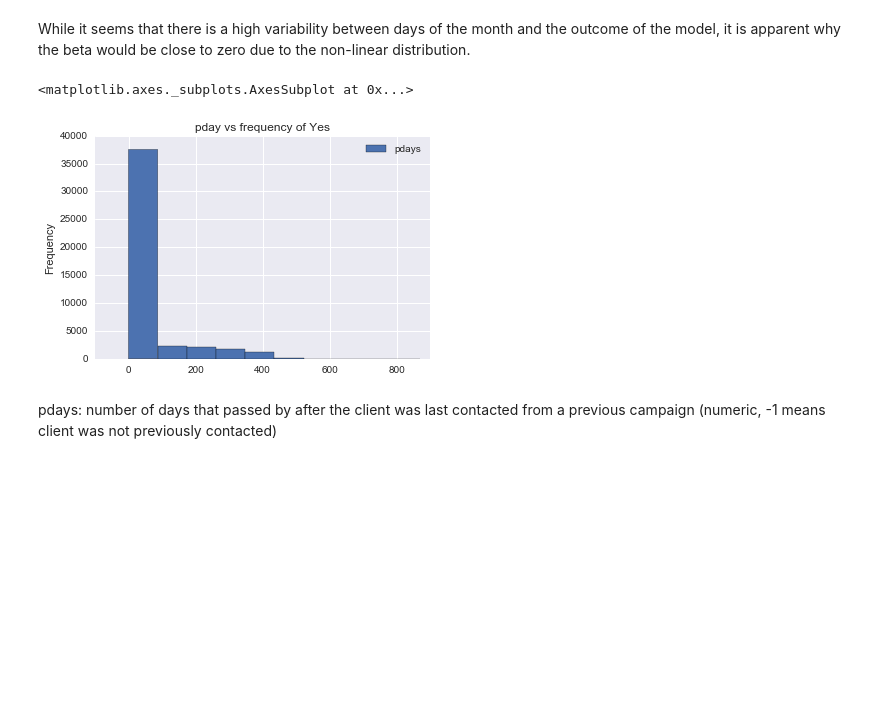
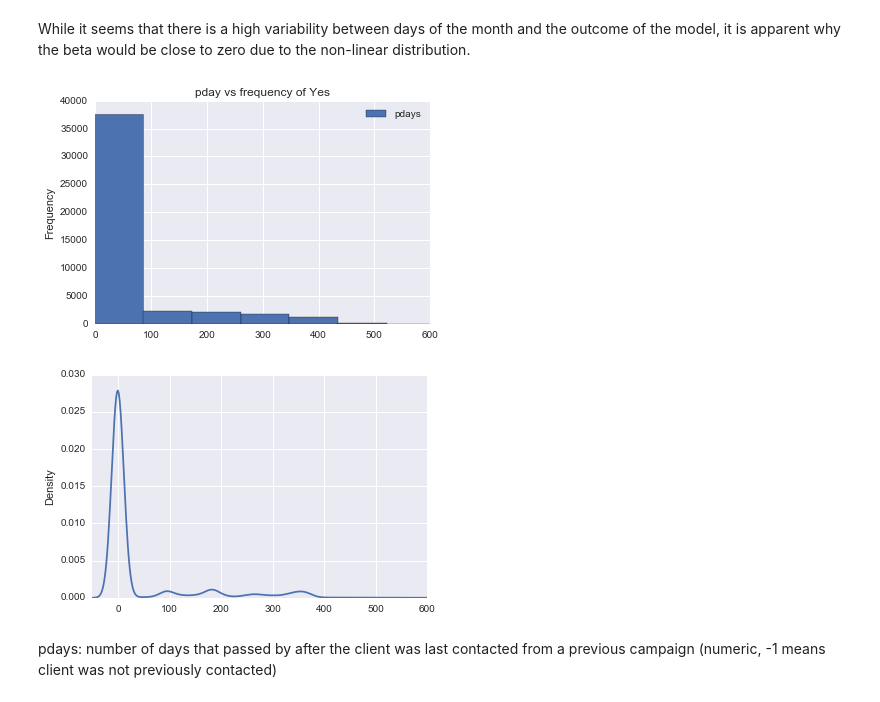
Before and after one commit to DavisTownsend/Marketing-Project, a Jupyter notebook: Marketing Project Sean.ipynb, the cells around one changed output. Drawn from its saved outputs; the diff is of its cells as text; code cells hidden in the pictures; blank space fills up the shorter version.

```diff
--- a/Marketing Project Sean.ipynb
+++ b/Marketing Project Sean.ipynb
@@ -100,10 +100,13 @@ data[["day","y_yes"]].plot(y="day",x="y_yes",kind="hist",title="Day vs Frequency
 # %% [markdown]
 While it seems that there is a high variability between days of the month and the outcome of the model, it is apparent why the beta would be close to zero due to the non-linear distribution.
 # %%
-data[["pdays","y_yes"]].plot(y="pdays",x="y_yes",kind="hist",title="pday vs frequency of Yes")
+data[["pdays","y_yes"]].plot(y="pdays",x="y_yes",kind="hist",title="pday vs frequency of Yes",xlim=(0,600))
+plt.show()
+data["pdays"].plot(kind="density",xlim=(-50,600))
+plt.show()
 # %% [output]
-<matplotlib.axes._subplots.AxesSubplot at 0x...>
-[figure, old version]
+[figure, new version]
+[figure, added]
 # %% [markdown]
 pdays: number of days that passed by after the client was last contacted from a previous campaign (numeric, -1 means client was not previously contacted)
 # %%
```
Also changed, not shown: parts of 3 cells of this notebook.
